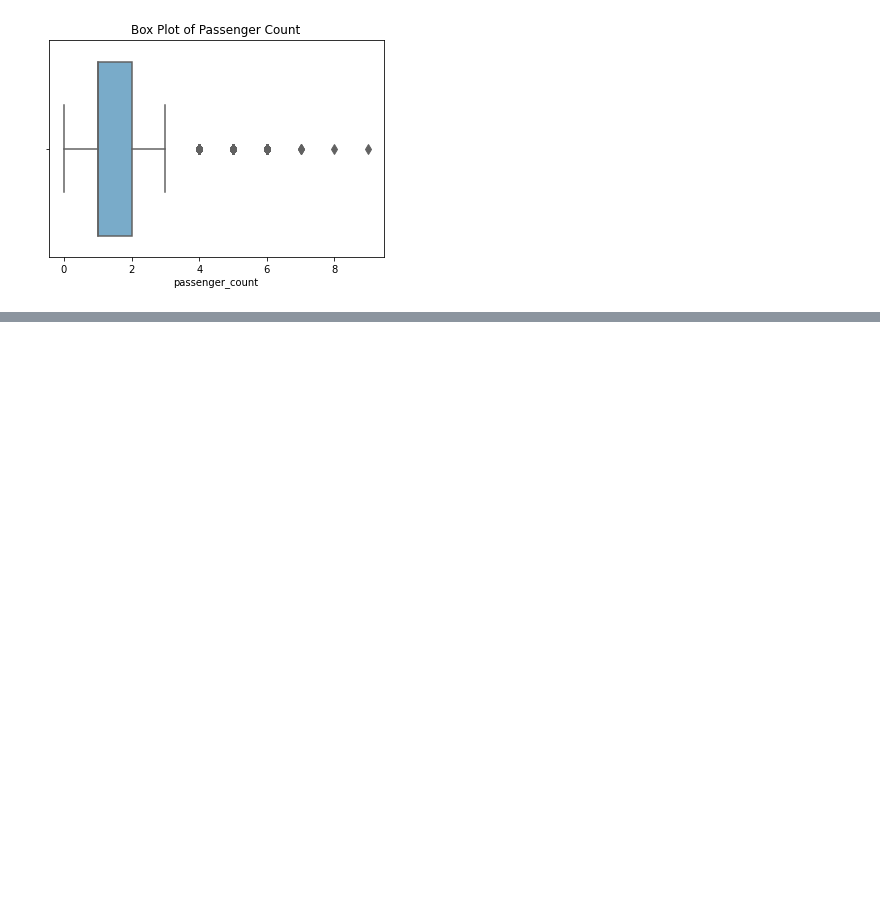
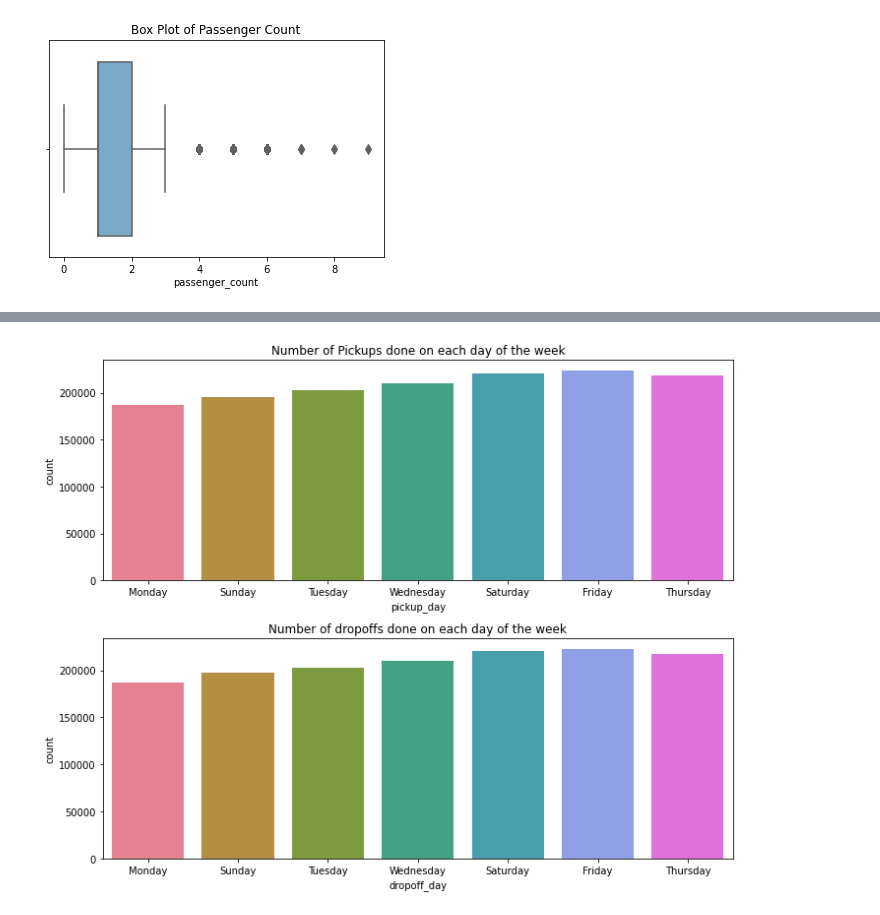
Before and after one commit to San13deep/NYC_Taxi_Trip_Prediction, a Jupyter notebook: NYC_Taxi_Trip_Time_Prediction_Capstone_Project.ipynb, the cells around one changed output, grey strips where cells are left out. Cells and saved outputs as stored; diff of their text form; code cells hidden in the pictures; blank space fills up the shorter version.

```diff
--- a/NYC_Taxi_Trip_Time_Prediction_Capstone_Project.ipynb
+++ b/NYC_Taxi_Trip_Time_Prediction_Capstone_Project.ipynb
@@ -163,0 +196,9 @@ Name: trip_duration, Length: 7417, dtype: int64
+# %%
+figure,ax=plt.subplots(nrows=2,ncols=1,figsize=(10,8))
+sns.countplot(x='pickup_day',data=nyc_df, palette = 'husl', ax=ax[0])
+ax[0].set_title('Number of Pickups done on each day of the week')
+sns.countplot(x='dropoff_day',data=nyc_df, palette = 'husl', ax=ax[1])
+ax[1].set_title('Number of dropoffs done on each day of the week')
+plt.tight_layout()
+# %% [output]
+[figure, added]
```
Also changed, not shown: parts of 14 cells of this notebook.
